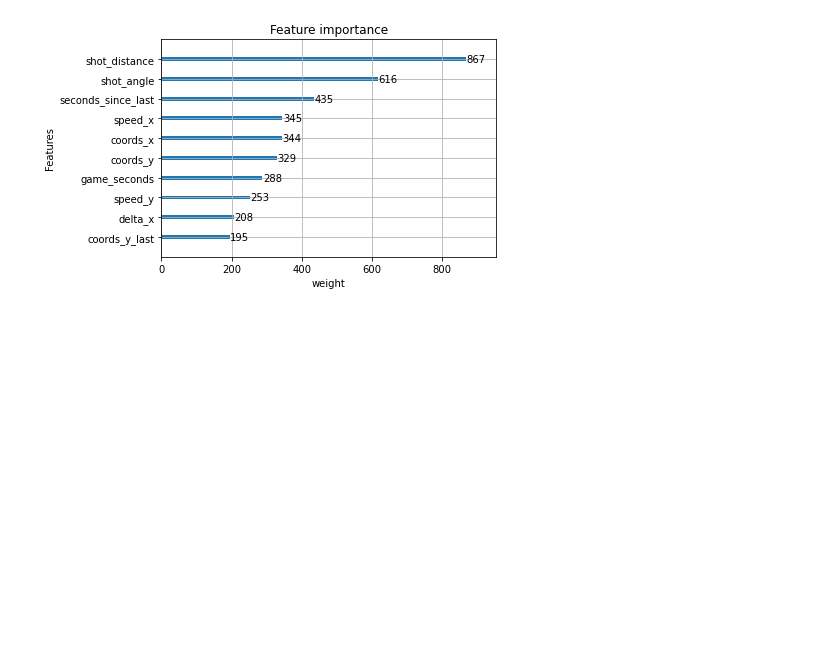
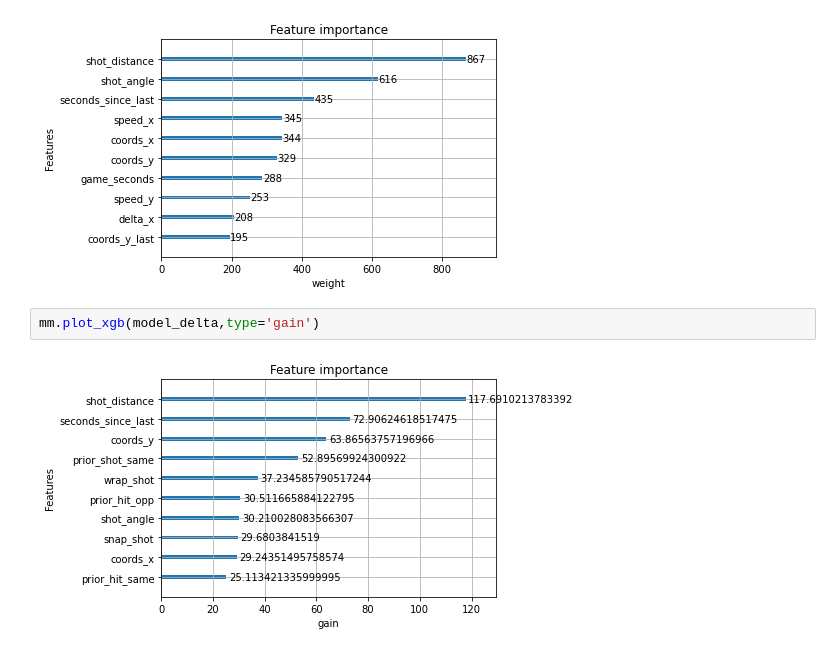
Before and after one commit to wonderbug2020/Shot_quality_stats, a Jupyter notebook: Untitled2.ipynb, the cells around one changed output. Saved outputs shown, nothing was run; the diff lists cells and outputs as text; blank space fills up the shorter version.

```diff
--- a/Untitled2.ipynb
+++ b/Untitled2.ipynb
@@ -71,3 +71,7 @@ The Log loss is 0.19002
 mm.plot_xgb(model_delta)
 # %% [output]
 [figure]
+# %%
+mm.plot_xgb(model_delta,type='gain')
+# %% [output]
+[figure, added]
```
Also changed, not shown: parts of 1 cell of this notebook, 1 other file.
